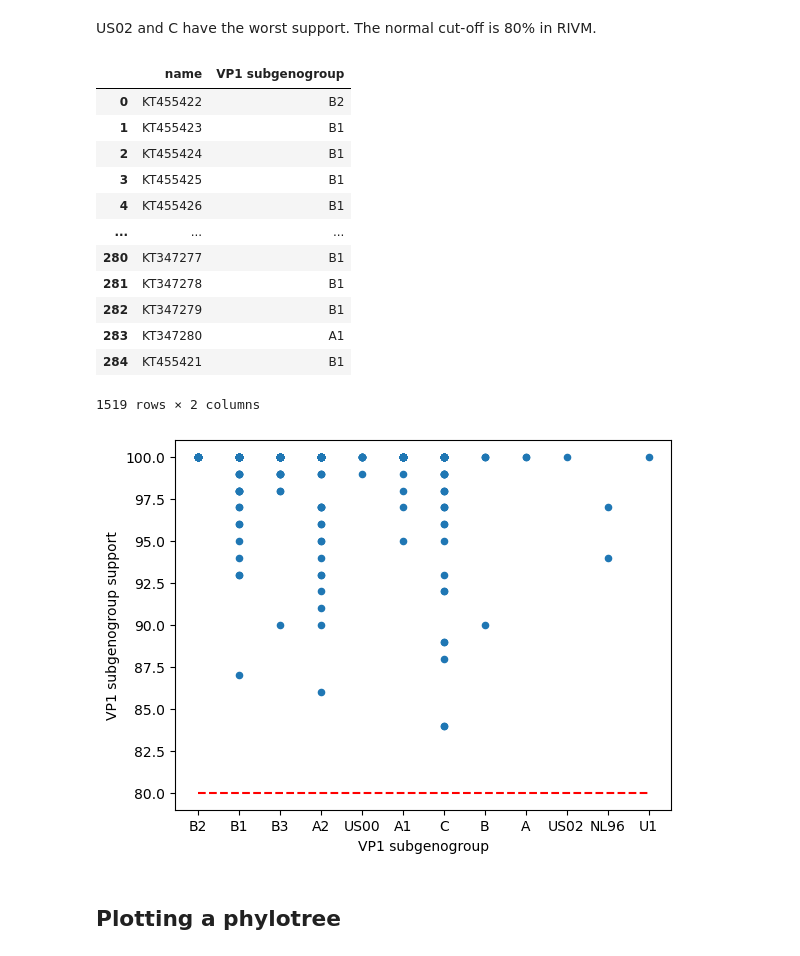
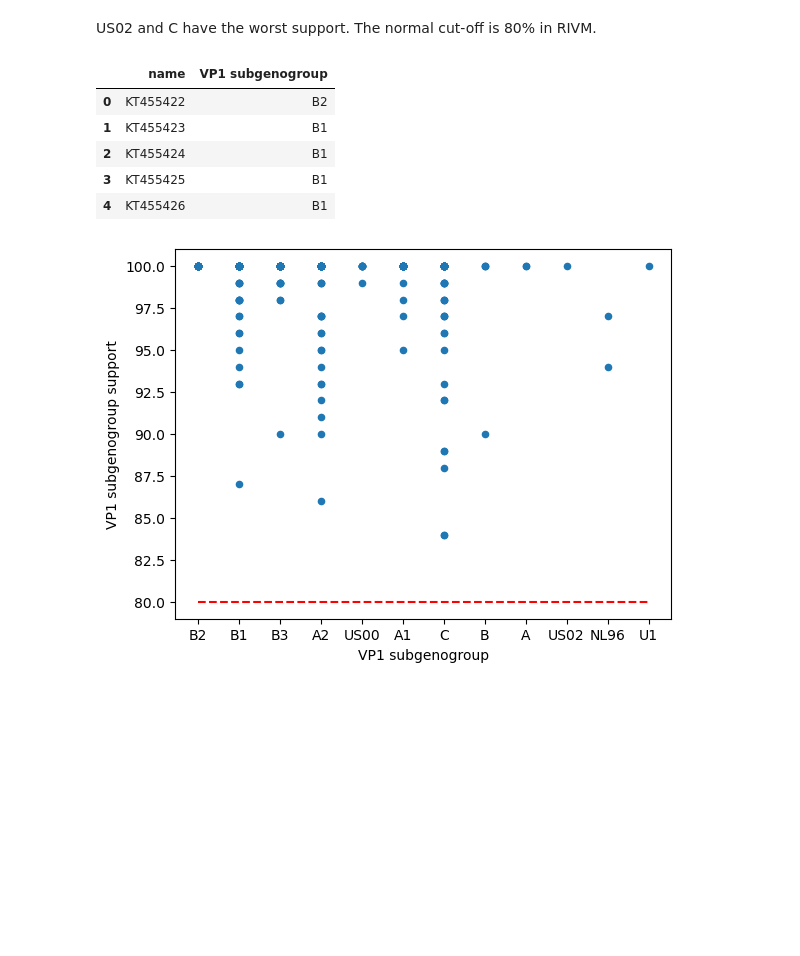
Before and after one commit to hodcroftlab/EVclades, a Jupyter notebook: scripts/subtypes.ipynb, the cells around one changed output. Drawn from its saved outputs; the diff is of its cells as text; code cells hidden in the pictures; blank space fills up the shorter version.

```diff
--- a/scripts/subtypes.ipynb
+++ b/scripts/subtypes.ipynb
@@ -127,29 +127,20 @@ US02 and C have the worst support. The normal cut-off is 80% in RIVM.
 # %%
 # get a lookup table with all bootstrapping values higher than 60%, replace below 60% with "Unassigned"
 data = df[["name", "VP1 subgenogroup", "VP1 subgenogroup support"]]
 # data["VP1 subgenogroup support"] = data["VP1 subgenogroup support"].apply(lambda x: x if x > 80 else "Unassigned")
 data=data.loc[data["VP1 subgenogroup support"]>80]
 
 data.plot(x="VP1 subgenogroup", y="VP1 subgenogroup support", kind="scatter")
 plt.plot([0, 11], [80, 80], color='red', linestyle='--')
 
 data.drop("VP1 subgenogroup support",axis=1,inplace=True)
 data.to_csv("~/workspace/fluclades/data/RIVM_genotype_80.csv", index=False)
-data
+data.head()
 # %% [output]
 |  | name | VP1 subgenogroup |
 | 0 | KT455422 | B2 |
 | 1 | KT455423 | B1 |
 | 2 | KT455424 | B1 |
 | 3 | KT455425 | B1 |
 | 4 | KT455426 | B1 |
-| ... | ... | ... |
-| 280 | KT347277 | B1 |
-| 281 | KT347278 | B1 |
-| 282 | KT347279 | B1 |
-| 283 | KT347280 | A1 |
-| 284 | KT455421 | B1 |
-1519 rows × 2 columns
 [figure]
-# %% [markdown]
-## Plotting a phylotree
```
Also changed, not shown: parts of 2 cells of this notebook, 3 other files.
